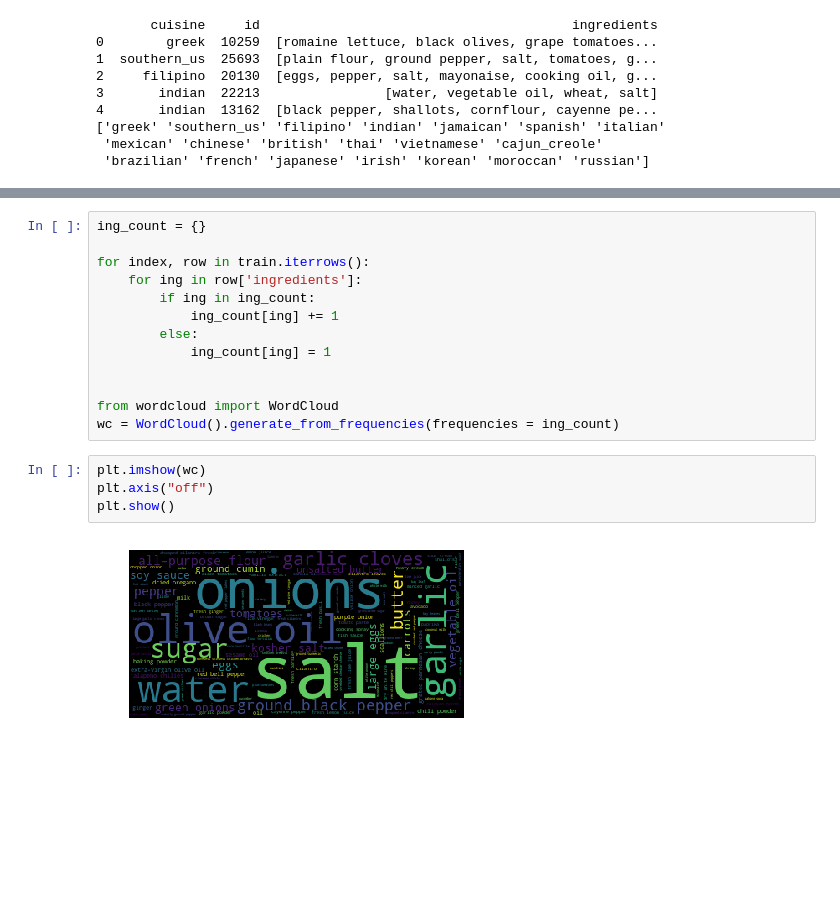
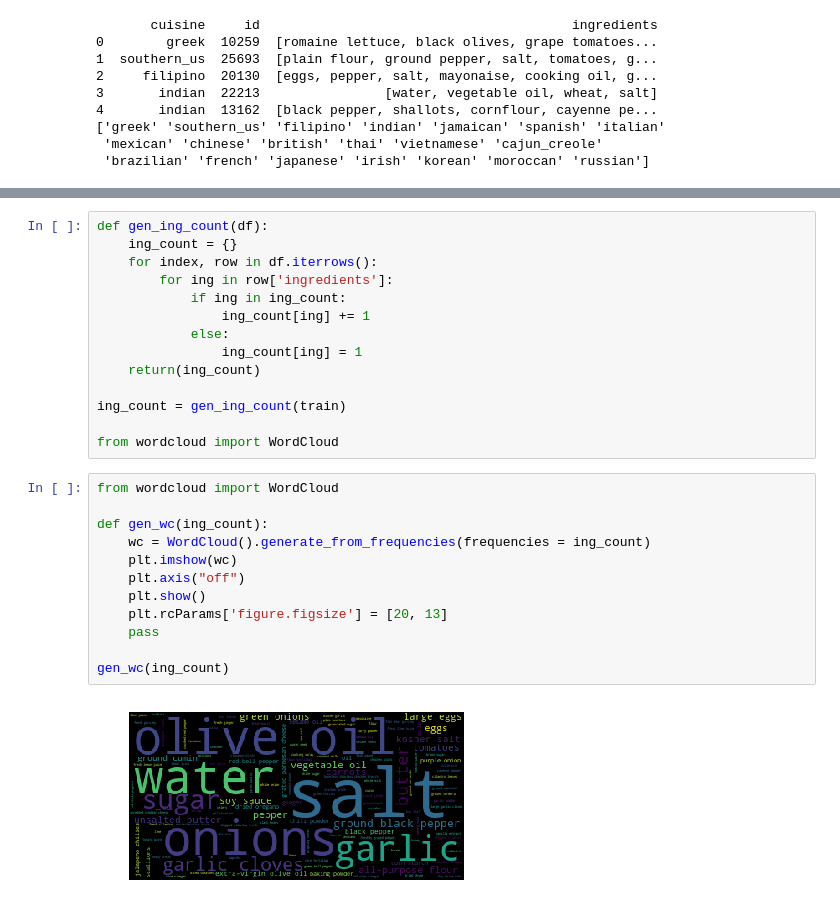
Before and after one commit to mayashaked/eggplant, a Jupyter notebook: yum.ipynb, the cells around one changed output, grey strips where cells are left out. Cells and saved outputs as stored; diff of their text form; blank space fills up the shorter version.

```diff
--- a/yum.ipynb
+++ b/yum.ipynb
@@ -37,22 +37,31 @@ plt.show()
 # %%
-ing_count = {}
+def gen_ing_count(df):
+    ing_count = {}
+    for index, row in df.iterrows():
+        for ing in row['ingredients']:
+            if ing in ing_count:
+                ing_count[ing] += 1
+            else:
+                ing_count[ing] = 1
+    return(ing_count)
 
-for index, row in train.iterrows():
-    for ing in row['ingredients']:
-        if ing in ing_count:
-            ing_count[ing] += 1
-        else:
-            ing_count[ing] = 1
-
+ing_count = gen_ing_count(train)
 
 from wordcloud import WordCloud
-wc = WordCloud().generate_from_frequencies(frequencies = ing_count)
-# %%
-plt.imshow(wc)
-plt.axis("off")
-plt.show()
-# %% [output]
-[figure, removed]
+# %%
+from wordcloud import WordCloud
+
+def gen_wc(ing_count):
+    wc = WordCloud().generate_from_frequencies(frequencies = ing_count)
+    plt.imshow(wc)
+    plt.axis("off")
+    plt.show()
+    plt.rcParams['figure.figsize'] = [20, 13]
+    pass
+
+gen_wc(ing_count)
+# %% [output]
+[figure, added]
 # %%
 newdf_list = []
 COLS = ['cuisine', 'ingredient']
```
Also changed, not shown: parts of 6 cells of this notebook.
